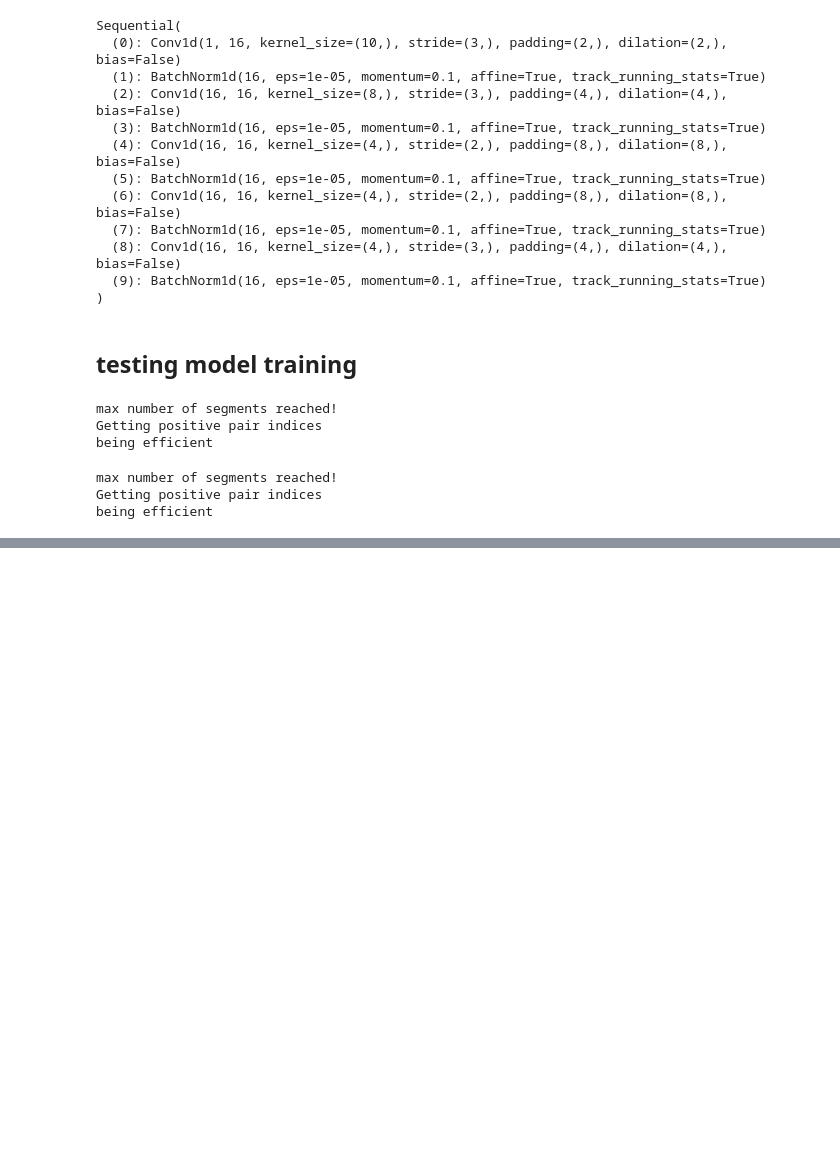
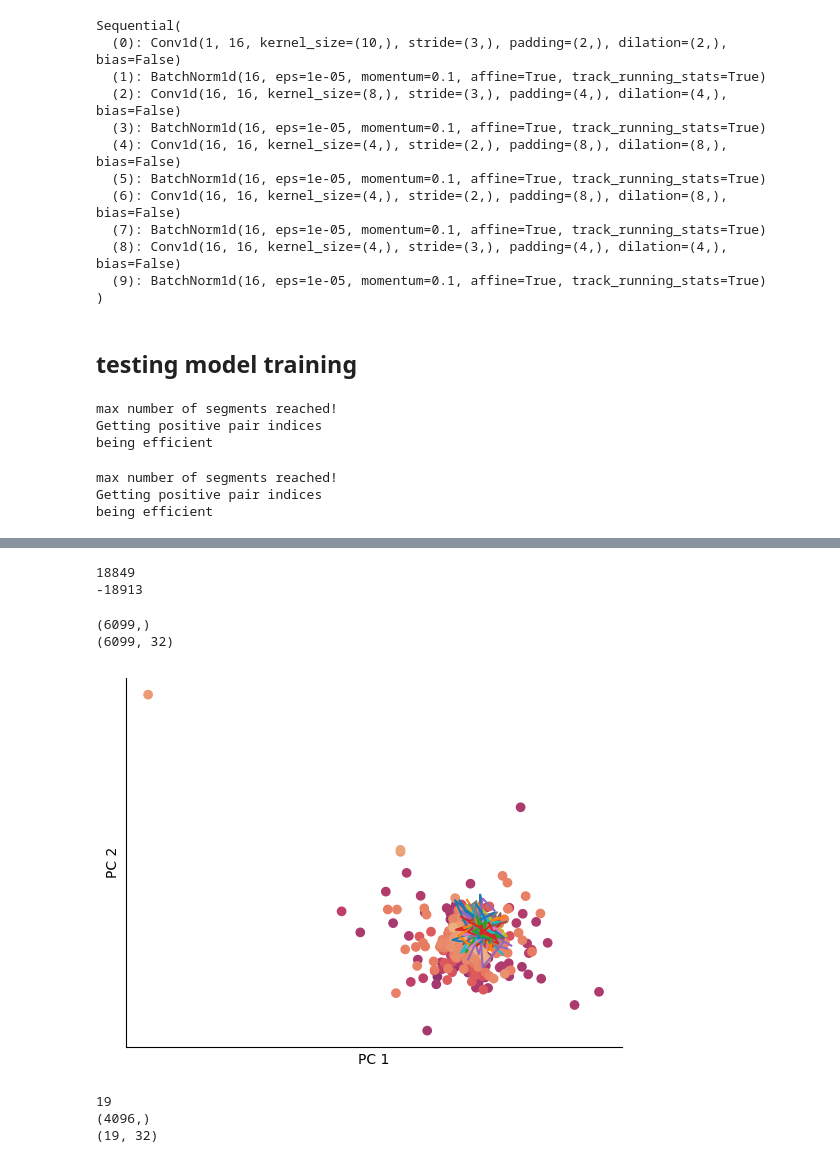
Before and after one commit to mdmarti/self-supervised-audio, a Jupyter notebook: testing.ipynb, the cells around one changed output, grey strips where cells are left out. Cells and saved outputs as stored; diff of their text form; code cells hidden in the pictures; blank space fills up the shorter version.

```diff
--- a/testing.ipynb
+++ b/testing.ipynb
@@ -228,0 +261,13 @@ TypeError: VicRegWaves.forward() missing 2 required positional arguments: 'x1' a
+# %%
+import architectures as ar
+#### Create model ####
+args = []
+dilations = [2,4,8,8,4]
+strides=[5,4,3,2,2]
+kernels=[10,8,4,4,4]
+encode_dim=32
+
+vicreg = ar.VicRegWaves(args,dilations,strides,kernels,encode_dim,[32,64,128,64,32])
+senc = vicreg.encoder.strided_encoder
+denc = vicreg.encoder.dilated_encoder
+proj = vicreg.projector
@@ -228,0 +284,4 @@ TypeError: VicRegWaves.forward() missing 2 required positional arguments: 'x1' a
+# %%
+from analyze import embed_audio_file,plot_pc_embeddings,plot_umap_embeddings
+import torch
+gpu = torch.device('cuda')
@@ -228,0 +296,18 @@ TypeError: VicRegWaves.forward() missing 2 required positional arguments: 'x1' a
+# %%
+from scipy.io import wavfile
+fs,a = wavfile.read(audio[0])
+print(np.amax(a))
+print(np.amin(a))
+
+audioLats = embed_audio_file(audio[0],model,gpu)
+# %% [output]
+18849
+-18913
+# %%
+audioLats,roiLats,chunks = embed_audio_file(audio[1],vicreg.cuda(gpu),gpu,rois[1])
+# %%
+plot_pc_embeddings(audioLats,60,roiLatents=roiLats,roiAudio=chunks)
+# %% [output]
+(6099,)
+(6099, 32)
+[figure, added]
@@ -228,0 +319,8 @@ TypeError: VicRegWaves.forward() missing 2 required positional arguments: 'x1' a
+# %%
+print(len(chunks))
+print(original.shape)
+print(lats.shape)
+# %% [output]
+19
+(4096,)
+(19, 32)
```
Also changed, not shown: parts of 13 cells of this notebook, 3 other files.
